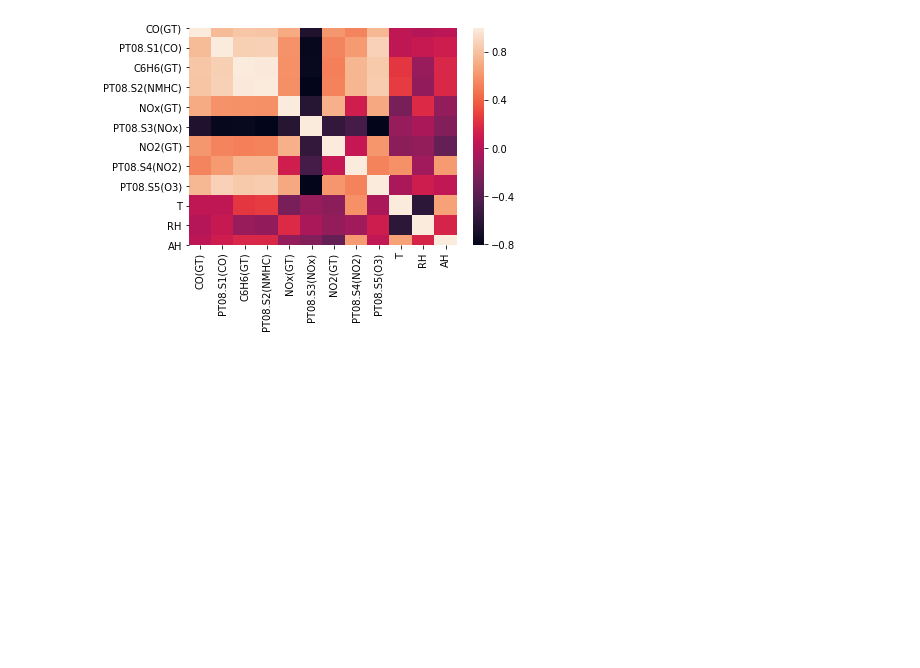
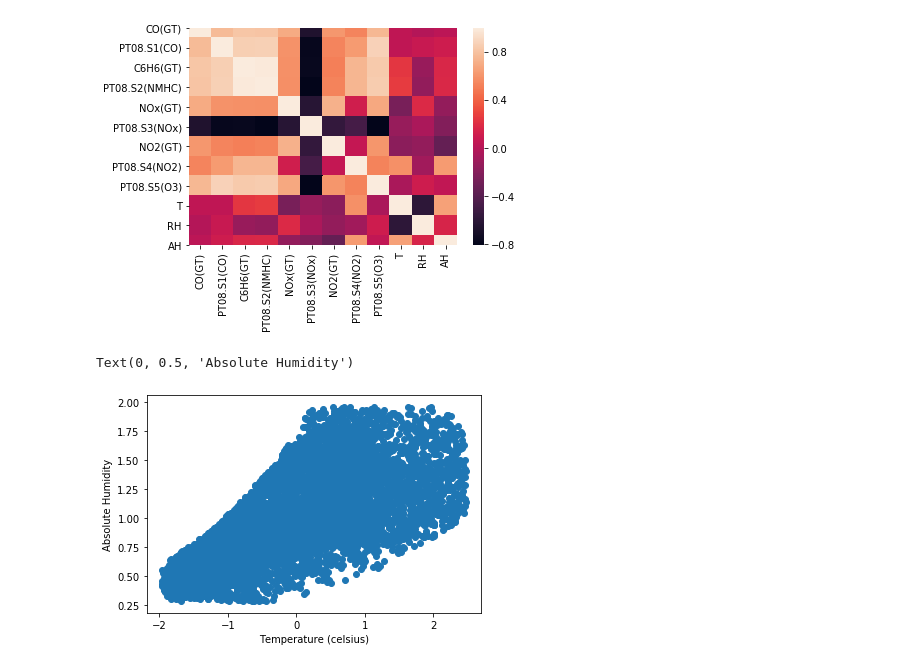
Before and after one commit to vccolombo/Air-Quality-Data-Analysis, a Jupyter notebook: air-quality.ipynb, the cells around one changed output. Saved outputs shown, nothing was run; the diff lists cells and outputs as text; code cells hidden in the pictures; blank space fills up the shorter version.

Commit message:
Add some plots to analyse data relations

```diff
--- a/air-quality.ipynb
+++ b/air-quality.ipynb
@@ -265,3 +265,14 @@ sns.heatmap(corr,
 # %% [output]
 <matplotlib.axes._subplots.AxesSubplot at 0x...>
 [figure]
+# %%
+# Temperature
+import matplotlib.pyplot as plt
+x = normalized_df["T"]
+y = df["AH"]
+plt.scatter(x, y)
+plt.xlabel("Temperature (celsius)")
+plt.ylabel("Absolute Humidity")
+# %% [output]
+Text(0, 0.5, 'Absolute Humidity')
+[figure, added]
```
Also changed, not shown: parts of 2 cells of this notebook.
